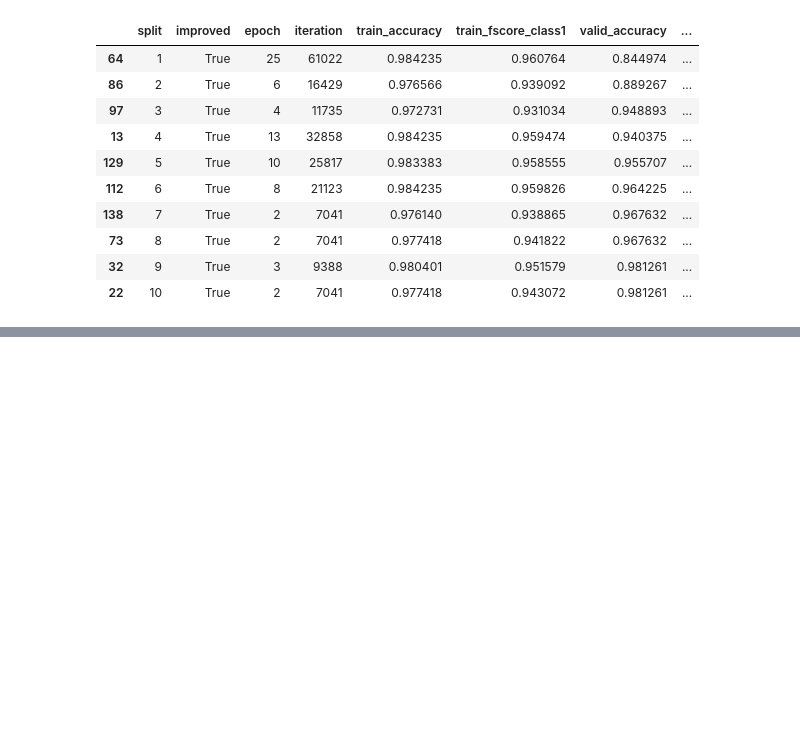
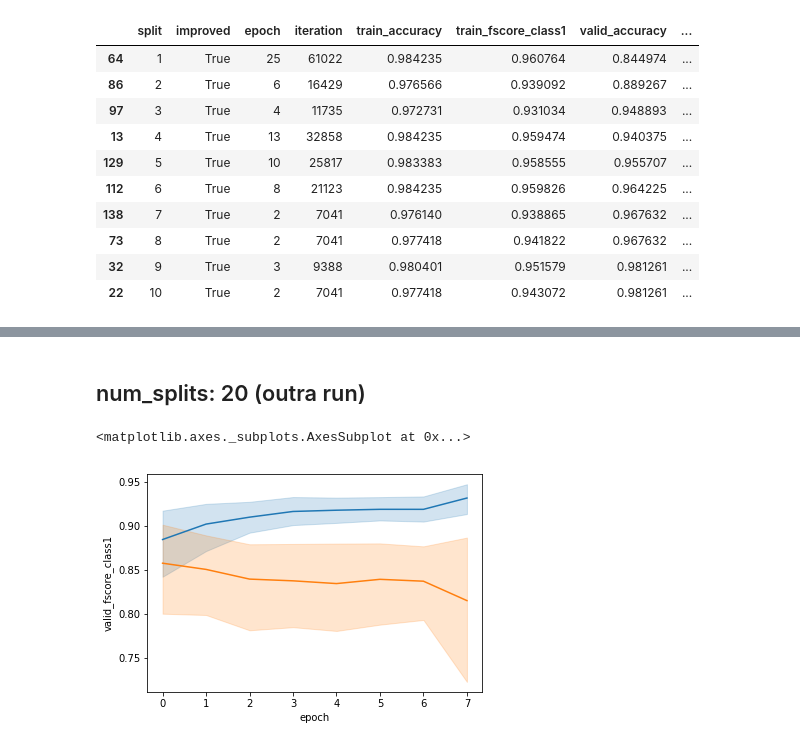
Before and after one commit to eraldoluis/textcnn, a Jupyter notebook: notebooks/test_parse_results.ipynb, the cells around one changed output, grey strips where cells are left out. Drawn from its saved outputs; the diff is of its cells as text; code cells hidden in the pictures; blank space fills up the shorter version.

```diff
--- a/notebooks/test_parse_results.ipynb
+++ b/notebooks/test_parse_results.ipynb
@@ -118,0 +166,18 @@ df.iloc[df.groupby("split")["valid_fscore_class1"].idxmax()]
+# %% [markdown]
+## num_splits: 20 (outra run)
+# %%
+df = stack_dfs_subdirs("../results/out_cv_shuffle_split_20191125-082554-475066/", "res_perepoch.json")
+
+# find max epoch for which at least half of the splits have run to
+epoch_max = df.epoch.max()
+dfs = []
+gby = df.groupby("split")
+for epoch_up in range(epoch_max):
+    if (gby.epoch.max() > epoch_up).sum() < epoch_max / 2:
+        break
+
+sns.lineplot(x="epoch", y="train_fscore_class1", data=df[df.epoch <= epoch_up])
+sns.lineplot(x="epoch", y="valid_fscore_class1", data=df[df.epoch <= epoch_up])
+# %% [output]
+<matplotlib.axes._subplots.AxesSubplot at 0x...>
+[figure, added]
```
Also changed, not shown: parts of 16 cells of this notebook, 6 other files.
